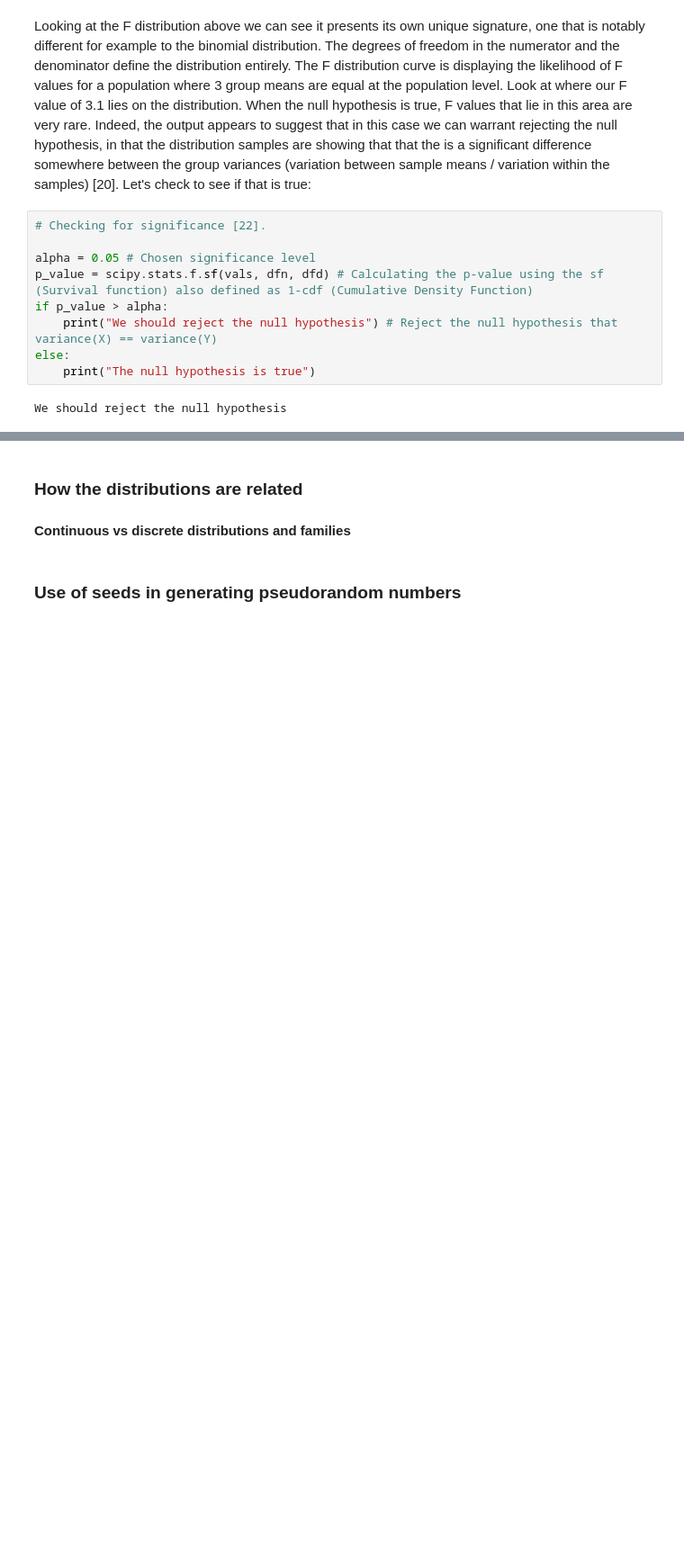
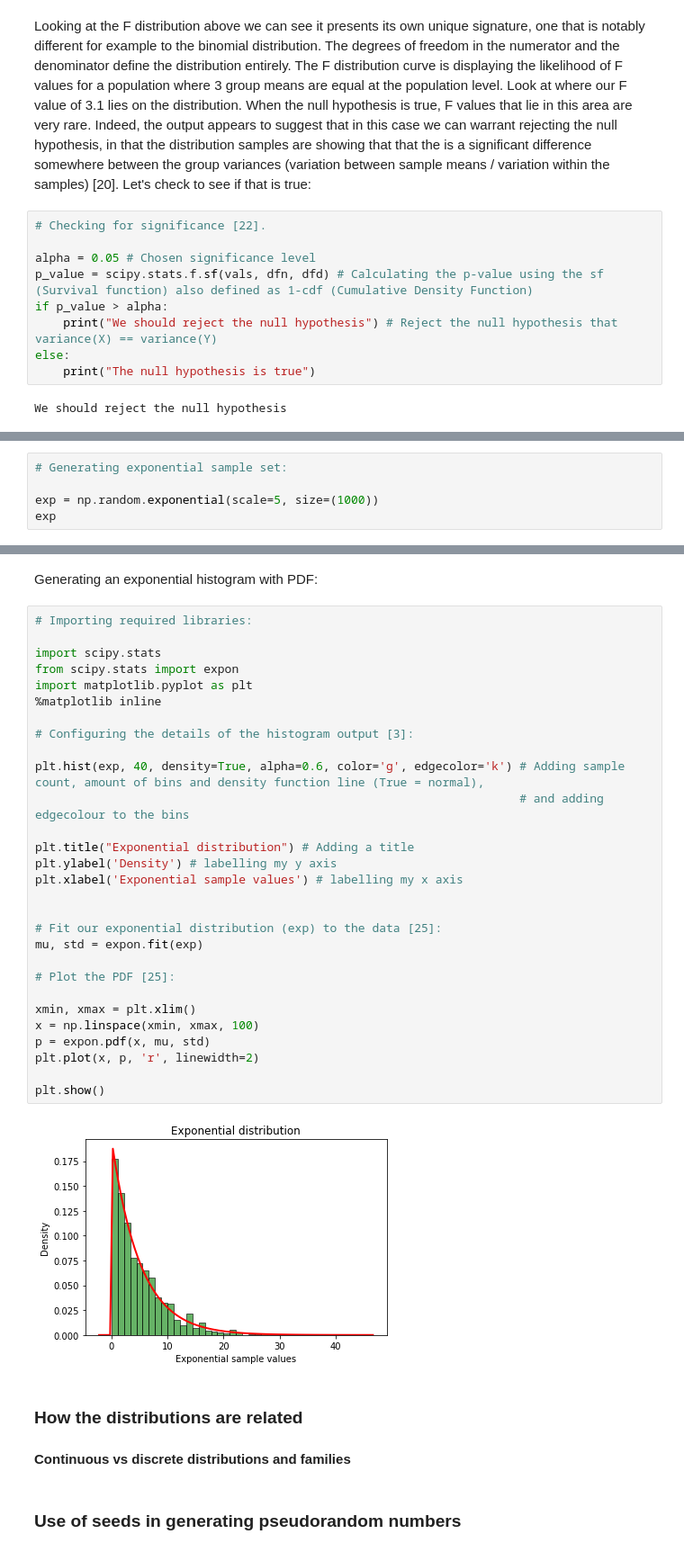
Before and after one commit to Datagatherer2357/Practical-Assignment-Programming-for-data-analysis-GMIT, a Jupyter notebook: practical-assignment-numpy.random.ipynb, the cells around one changed output, grey strips where cells are left out. Shown at 90% size. Drawn from its saved outputs; the diff is of its cells as text; blank space fills up the shorter version.

```diff
--- a/practical-assignment-numpy.random.ipynb
+++ b/practical-assignment-numpy.random.ipynb
@@ -741,0 +788,5 @@ If we assume that the answers to these types of questions are unknown (for now),
+# %%
+# Generating exponential sample set:
+
+exp = np.random.exponential(scale=5, size=(1000))
+exp
@@ -742,3 +811,36 @@ If we assume that the answers to these types of questions are unknown (for now),
+# %% [markdown]
+Generating an exponential histogram with PDF:
+# %%
+# Importing required libraries:
+
+import scipy.stats
+from scipy.stats import expon
+import matplotlib.pyplot as plt
+%matplotlib inline
+
+# Configuring the details of the histogram output [3]:
+
+plt.hist(exp, 40, density=True, alpha=0.6, color='g', edgecolor='k') # Adding sample count, amount of bins and density function line (True = normal),
+                                                                     # and adding edgecolour to the bins
+
+plt.title("Exponential distribution") # Adding a title
+plt.ylabel('Density') # labelling my y axis
+plt.xlabel('Exponential sample values') # labelling my x axis
+
+
+# Fit our exponential distribution (exp) to the data [25]:
+mu, std = expon.fit(exp)
+
+# Plot the PDF [25]:
+
+xmin, xmax = plt.xlim()
+x = np.linspace(xmin, xmax, 100)
+p = expon.pdf(x, mu, std)
+plt.plot(x, p, 'r', linewidth=2)
+
+plt.show()
+# %% [output]
+[figure, added]
 # %% [markdown]
 ### How the distributions are related
 
```
Also changed, not shown: parts of 13 cells of this notebook.
